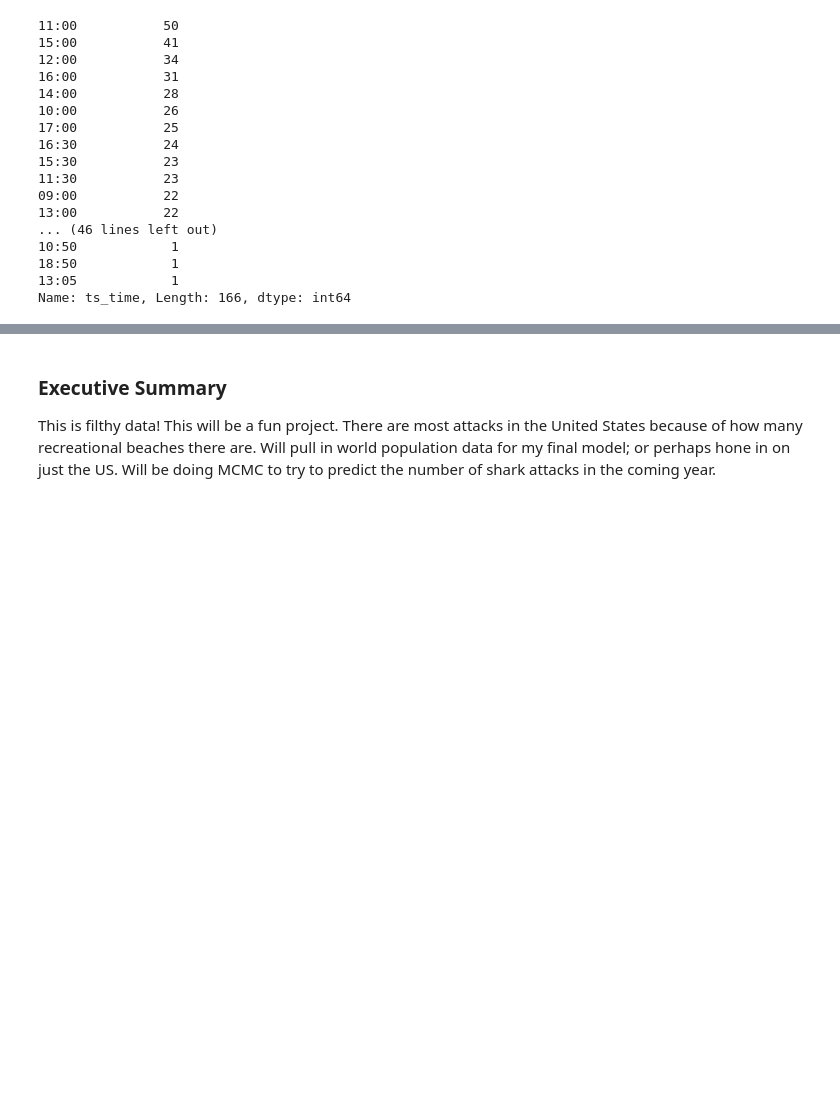
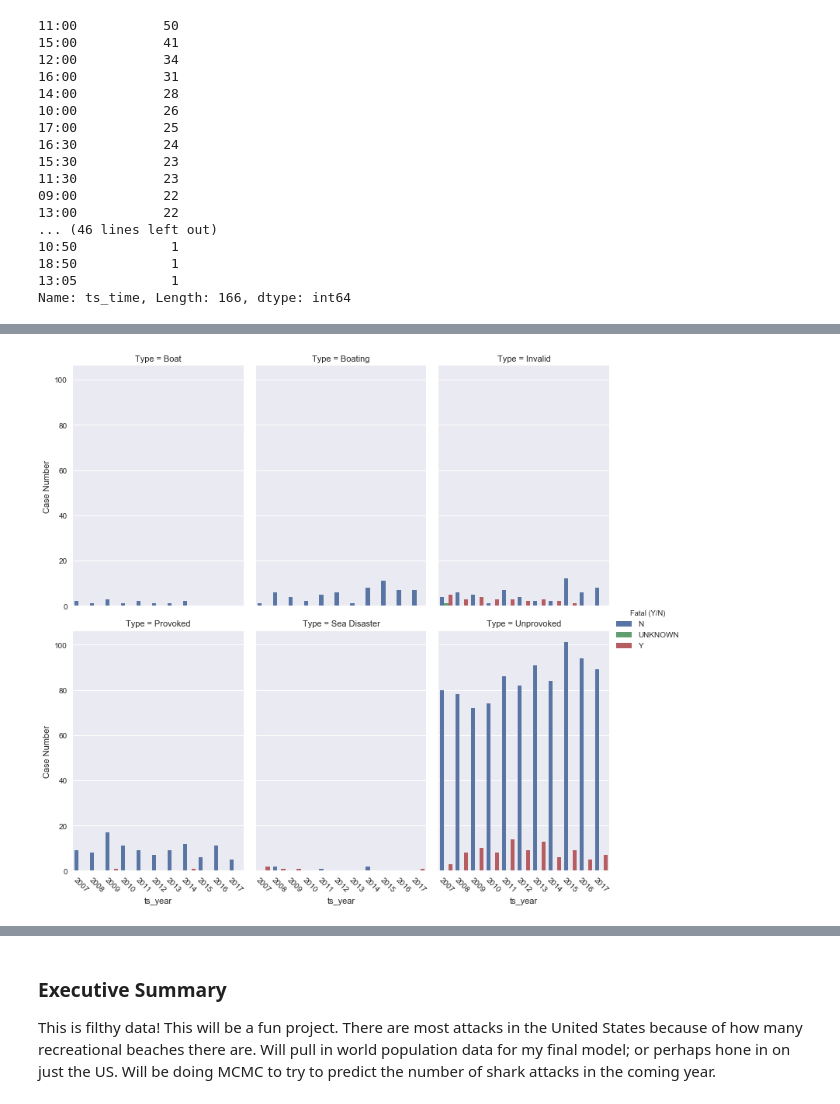
Before and after one commit to nmolivo/shark-attack-capstone, a Jupyter notebook: 00_Datamunging/sharks-EDA.ipynb, the cells around one changed output, grey strips where cells are left out. Cells and saved outputs as stored; diff of their text form; code cells hidden in the pictures; blank space fills up the shorter version.

```diff
--- a/00_Datamunging/sharks-EDA.ipynb
+++ b/00_Datamunging/sharks-EDA.ipynb
@@ -361,0 +333,2 @@ Name: ts_time, Length: 166, dtype: int64
+# %%
+annual_graph_df = new_df[new_df["ts_date"].notnull()]
@@ -361,0 +384,4 @@ Name: ts_time, Length: 166, dtype: int64
+# %%
+ann_type = pd.DataFrame(annual_graph_df.groupby(['Type', 'Fatal (Y/N)', 'ts_year'])['Case Number'].count())
+# %%
+ann_type=ann_type.reset_index()
@@ -361,0 +415,7 @@ Name: ts_time, Length: 166, dtype: int64
+# %%
+sns_plot = sns.factorplot(x='ts_year', y='Case Number',col_wrap=3, hue = 'Fatal (Y/N)', col = 'Type', data = ann_type, kind= "bar",
+               size=5, aspect=.7)
+sns_plot.set_xticklabels(rotation=-45)
+sns_plot.savefig("ann_type.png")
+# %% [output]
+[figure, added]
```
Also changed, not shown: parts of 22 cells of this notebook, 7 other files.
